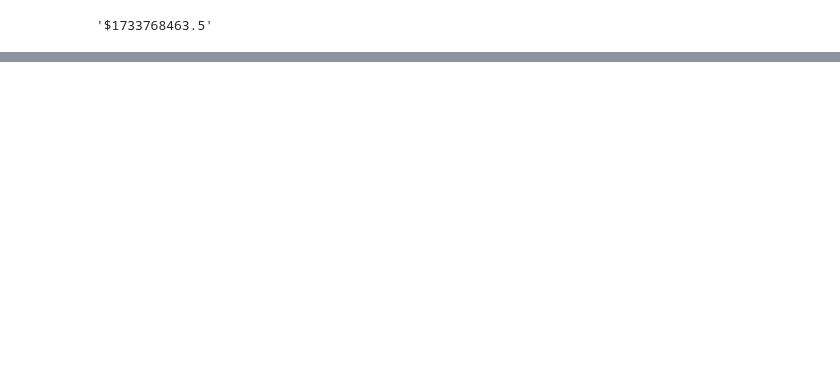
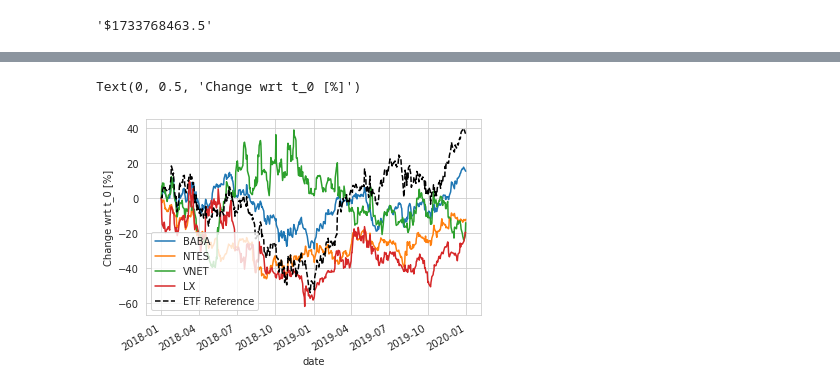
Before and after one commit to nicolasholland/VariousProjects, a Jupyter notebook: investment/EMQQ.ipynb, the cells around one changed output, grey strips where cells are left out. Saved outputs shown, nothing was run; the diff lists cells and outputs as text; code cells hidden in the pictures; blank space fills up the shorter version.

```diff
--- a/investment/EMQQ.ipynb
+++ b/investment/EMQQ.ipynb
@@ -124,0 +164,18 @@ cmap
+# %%
+picks = {}
+for _ in range(4):
+    stockpick = df3.columns[np.random.randint(len(df3.columns))]
+    tmp = df3[stockpick].plot(label=stockpick)
+    picks[stockpick] = tmp
+
+for _ in picks.keys():
+    picks[_].plot(label=_)
+
+df4.mean(axis=1).plot(label="ETF Reference", color="black", linestyle="--")
+
+
+plt.legend()
+plt.ylabel("Change wrt t_0 [%]")
+# %% [output]
+Text(0, 0.5, 'Change wrt t_0 [%]')
+[figure, added]
```
Also changed, not shown: parts of 14 cells of this notebook.
